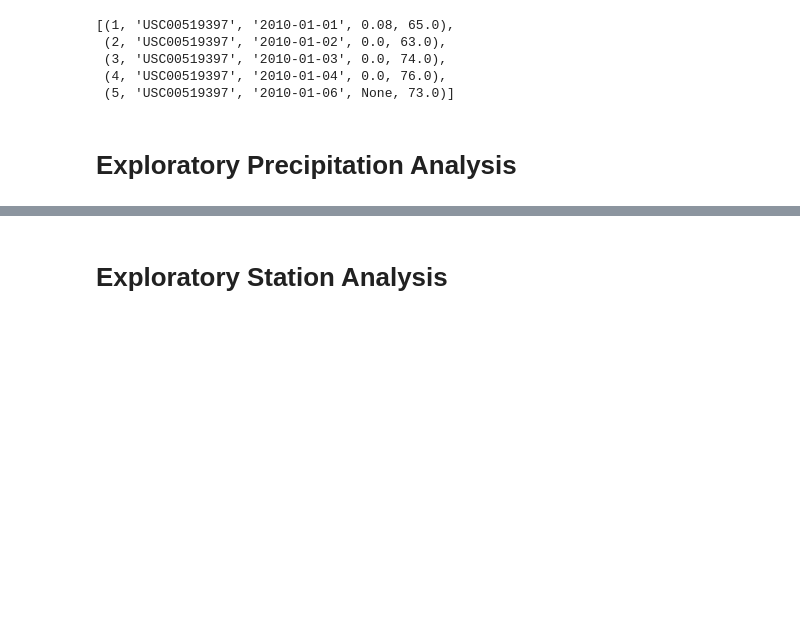
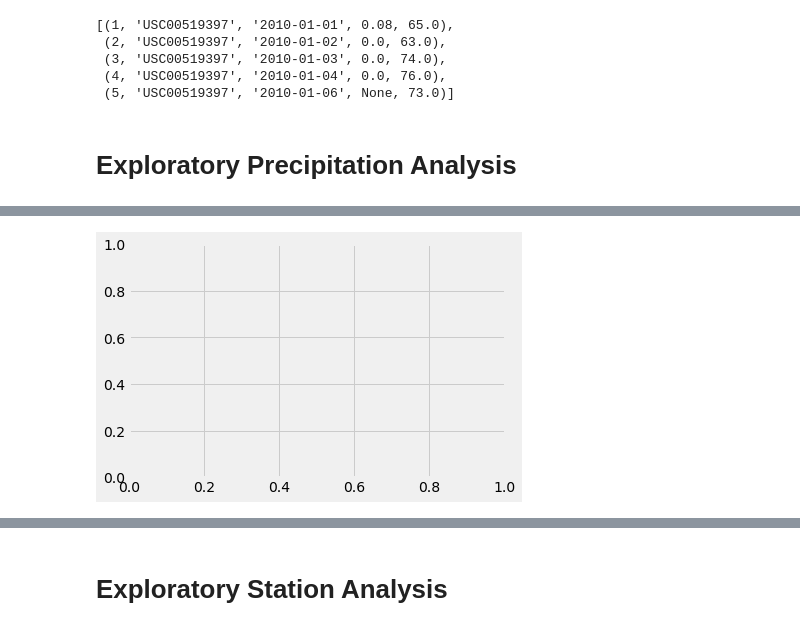
Before and after one commit to jwhite1987/Climate-Analysis, a Jupyter notebook: Instructions/climate_starter.ipynb, the cells around one changed output, grey strips where cells are left out. Saved outputs shown, nothing was run; the diff lists cells and outputs as text; code cells hidden in the pictures; blank space fills up the shorter version.

```diff
--- a/Instructions/climate_starter.ipynb
+++ b/Instructions/climate_starter.ipynb
@@ -97,0 +126,5 @@ TypeError: 'Query' object is not callable
+# %%
+# The following graphs/charts wouldn't come up until I type in the following, so I set it in its own cell
+fig, ax = plt.subplots()
+# %% [output]
+[figure, added]
```
Also changed, not shown: parts of 25 cells of this notebook, 4 other files.
